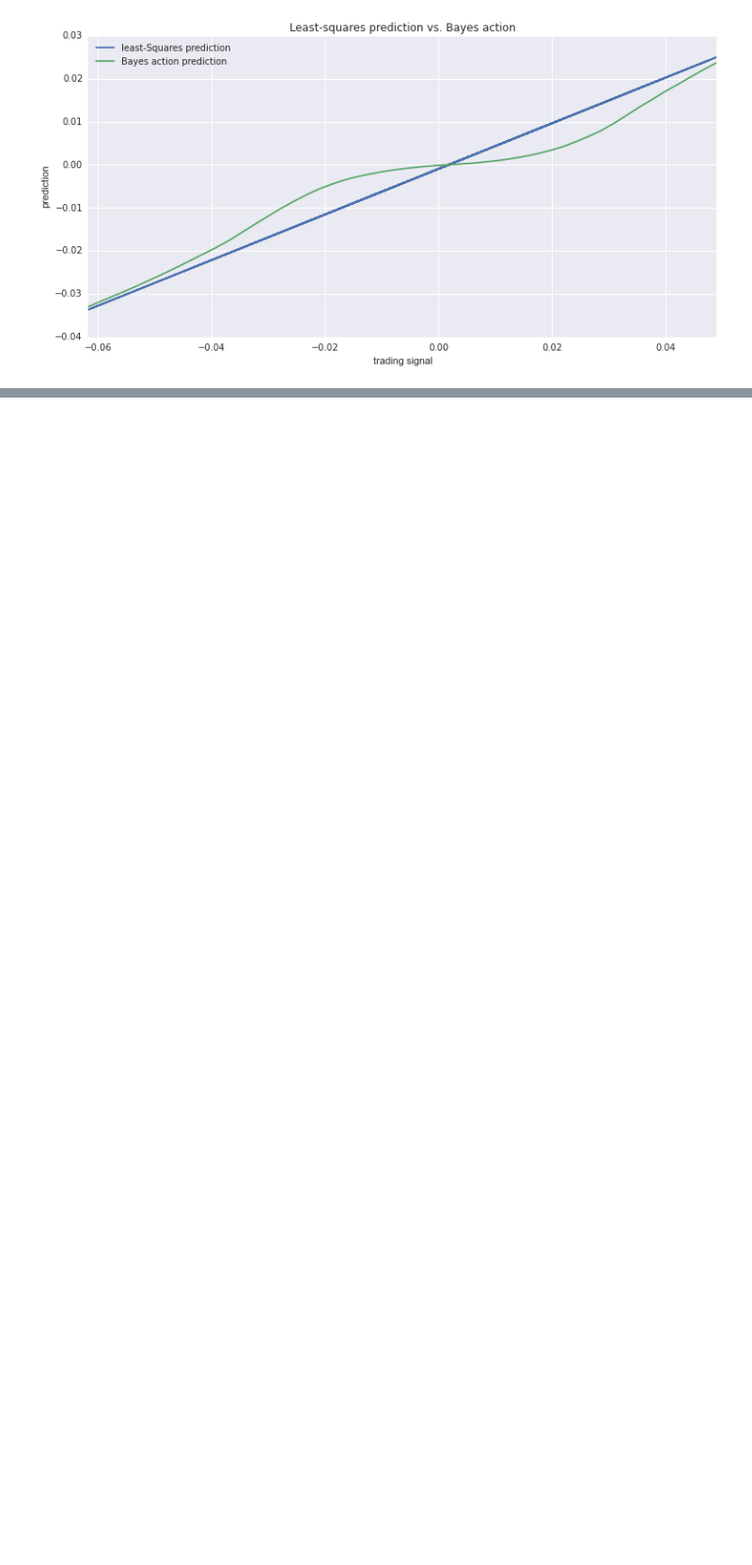
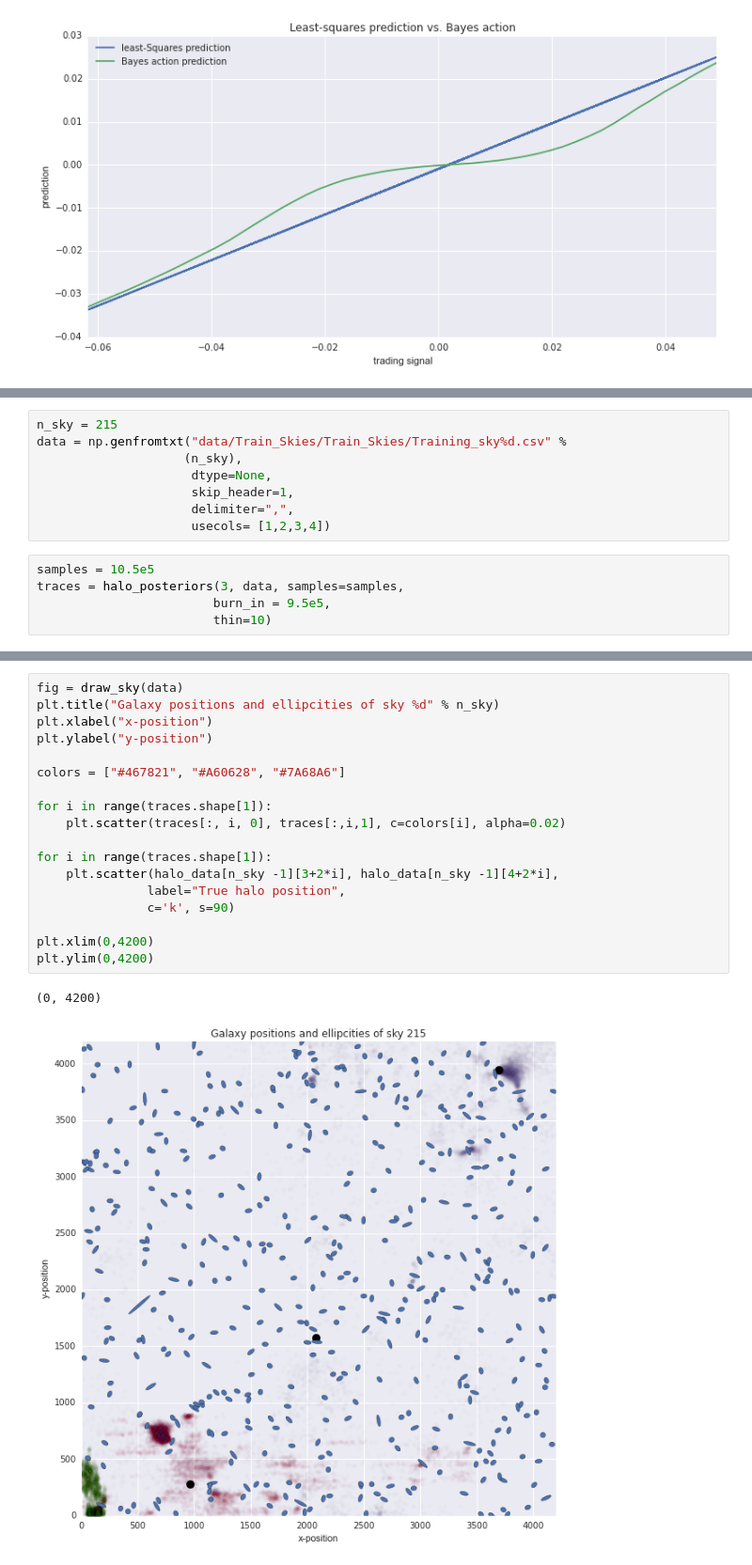
Before and after one commit to jgerardsimcock/Prob_for_Hackers, a Jupyter notebook: Chap5/Chap5.ipynb, the cells around one changed output, grey strips where cells are left out. Shown at 94% size. Cells and saved outputs as stored; diff of their text form; blank space fills up the shorter version.

```diff
--- a/Chap5/Chap5.ipynb
+++ b/Chap5/Chap5.ipynb
@@ -314,0 +511,13 @@ plt.legend(loc="upper left");
+# %%
+n_sky = 215
+data = np.genfromtxt("data/Train_Skies/Train_Skies/Training_sky%d.csv" %
+                    (n_sky),
+                     dtype=None,
+                     skip_header=1,
+                     delimiter=",",
+                     usecols= [1,2,3,4])
+# %%
+samples = 10.5e5
+traces = halo_posteriors(3, data, samples=samples,
+                        burn_in = 9.5e5,
+                        thin=10)
@@ -314,0 +526,21 @@ plt.legend(loc="upper left");
+# %%
+fig = draw_sky(data)
+plt.title("Galaxy positions and ellipcities of sky %d" % n_sky)
+plt.xlabel("x-position")
+plt.ylabel("y-position")
+
+colors = ["#467821", "#A60628", "#7A68A6"]
+
+for i in range(traces.shape[1]):
+    plt.scatter(traces[:, i, 0], traces[:,i,1], c=colors[i], alpha=0.02)
+
+for i in range(traces.shape[1]):
+    plt.scatter(halo_data[n_sky -1][3+2*i], halo_data[n_sky -1][4+2*i],
+               label="True halo position",
+               c='k', s=90)
+
+plt.xlim(0,4200)
+plt.ylim(0,4200)
+# %% [output]
+(0, 4200)
+[figure, added]
```
Also changed, not shown: parts of 11 cells of this notebook.
